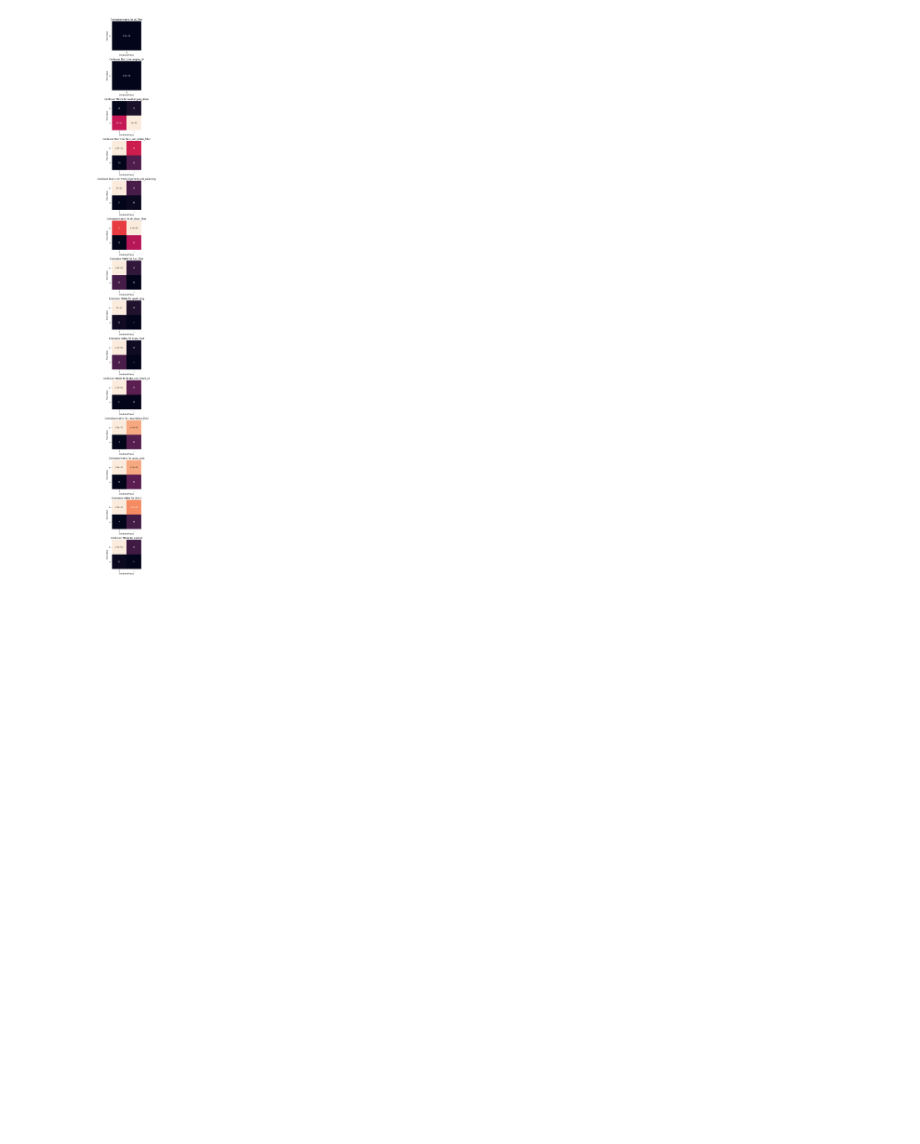
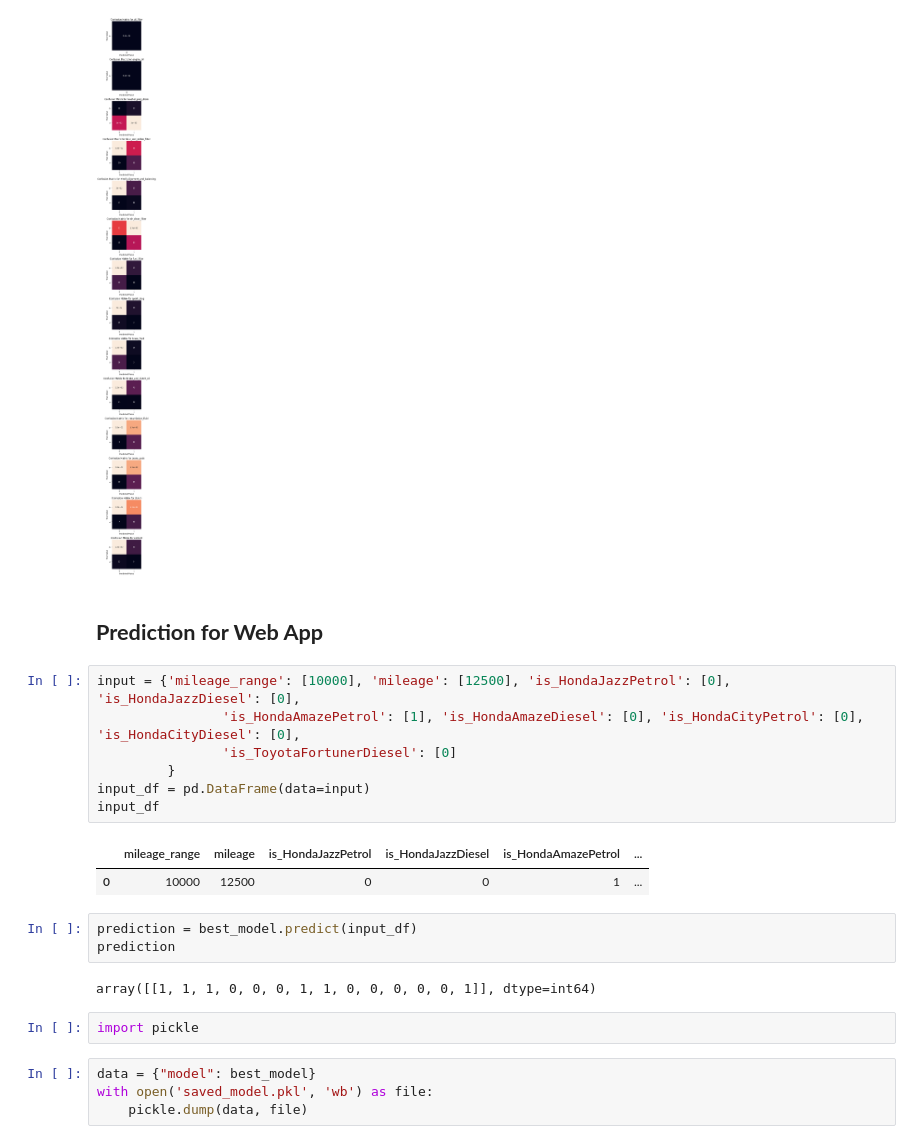
Before and after one commit to fpalfonso/CS-180-Project, a Jupyter notebook: CS_180_Project_Group_8.ipynb, the cells around one changed output. Saved outputs shown, nothing was run; the diff lists cells and outputs as text; blank space fills up the shorter version.

```diff
--- a/CS_180_Project_Group_8.ipynb
+++ b/CS_180_Project_Group_8.ipynb
@@ -256,3 +256,26 @@ plt.tight_layout()
 plt.show()
 # %% [output]
 [figure]
+# %% [markdown]
+## **Prediction for Web App**
+# %%
+input = {'mileage_range': [10000], 'mileage': [12500], 'is_HondaJazzPetrol': [0], 'is_HondaJazzDiesel': [0],
+                'is_HondaAmazePetrol': [1], 'is_HondaAmazeDiesel': [0], 'is_HondaCityPetrol': [0], 'is_HondaCityDiesel': [0],
+                'is_ToyotaFortunerDiesel': [0]
+         }
+input_df = pd.DataFrame(data=input)
+input_df
+# %% [output]
+|  | mileage_range | mileage | is_HondaJazzPetrol | is_HondaJazzDiesel | is_HondaAmazePetrol | ... |
+| 0 | 10000 | 12500 | 0 | 0 | 1 | ... |
+# %%
+prediction = best_model.predict(input_df)
+prediction
+# %% [output]
+array([[1, 1, 1, 0, 0, 0, 1, 1, 0, 0, 0, 0, 0, 1]], dtype=int64)
+# %%
+import pickle
+# %%
+data = {"model": best_model}
+with open('saved_model.pkl', 'wb') as file:
+    pickle.dump(data, file)
```
Also changed, not shown: parts of 1 cell of this notebook, 5 other files.
